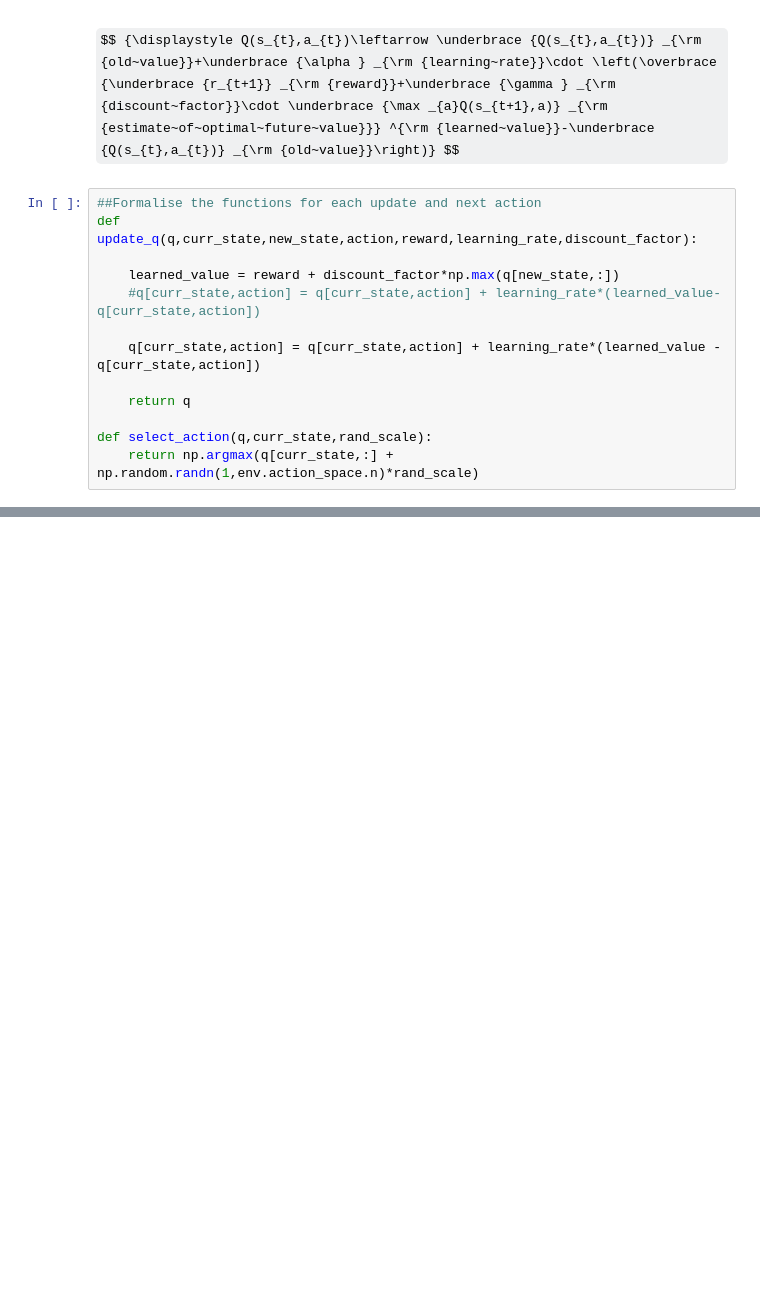
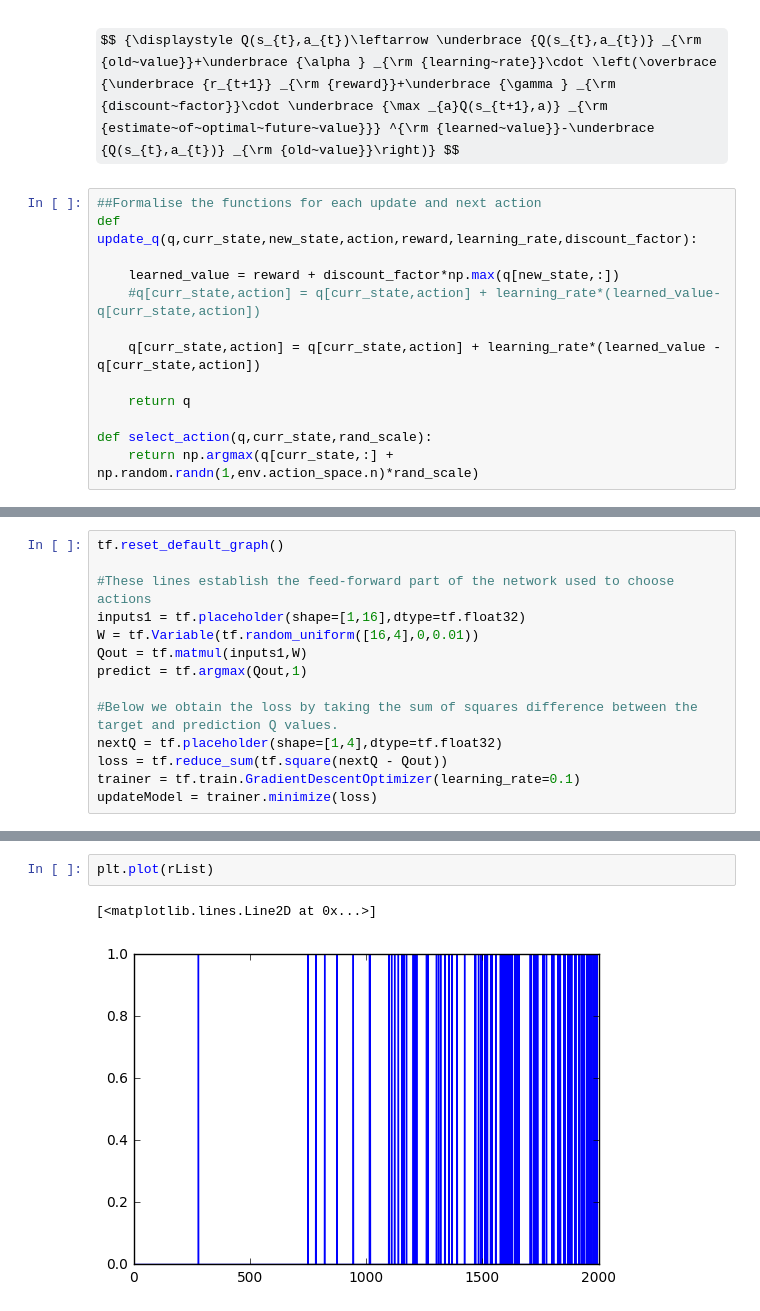
Before and after one commit to andrewpatt24/openai, a Jupyter notebook: FrozenLake-v0.ipynb, the cells around one changed output, grey strips where cells are left out. Drawn from its saved outputs; the diff is of its cells as text; some formulas as TeX source; blank space fills up the shorter version.

```diff
--- a/FrozenLake-v0.ipynb
+++ b/FrozenLake-v0.ipynb
@@ -105,0 +126,14 @@ Final reward:  0.759324569841
+# %%
+tf.reset_default_graph()
+
+#These lines establish the feed-forward part of the network used to choose actions
+inputs1 = tf.placeholder(shape=[1,16],dtype=tf.float32)
+W = tf.Variable(tf.random_uniform([16,4],0,0.01))
+Qout = tf.matmul(inputs1,W)
+predict = tf.argmax(Qout,1)
+
+#Below we obtain the loss by taking the sum of squares difference between the target and prediction Q values.
+nextQ = tf.placeholder(shape=[1,4],dtype=tf.float32)
+loss = tf.reduce_sum(tf.square(nextQ - Qout))
+trainer = tf.train.GradientDescentOptimizer(learning_rate=0.1)
+updateModel = trainer.minimize(loss)
@@ -105,0 +196,5 @@ Final reward:  0.759324569841
+# %%
+plt.plot(rList)
+# %% [output]
+[<matplotlib.lines.Line2D at 0x...>]
+[figure, added]
```
Also changed, not shown: parts of 11 cells of this notebook.
